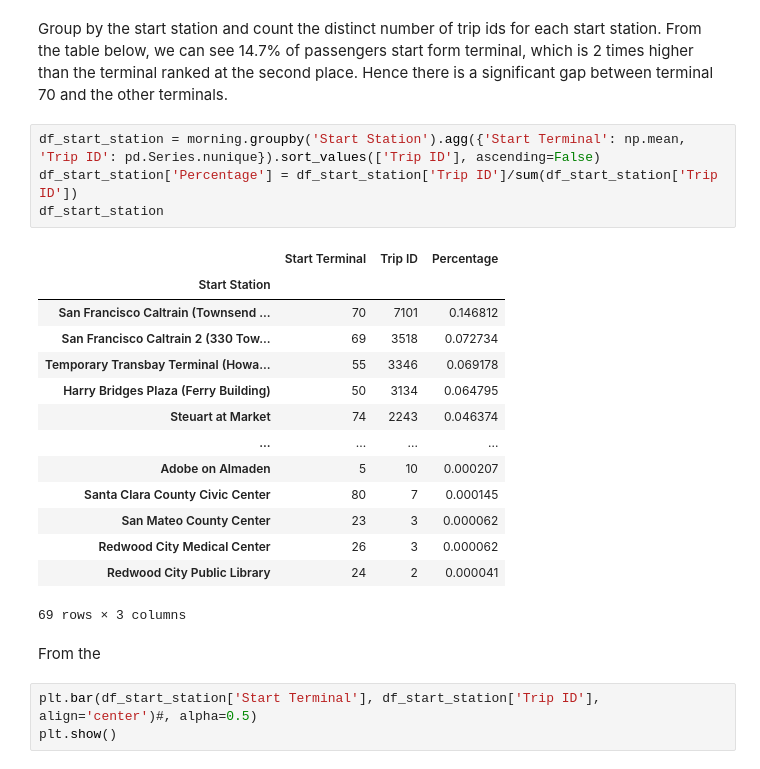
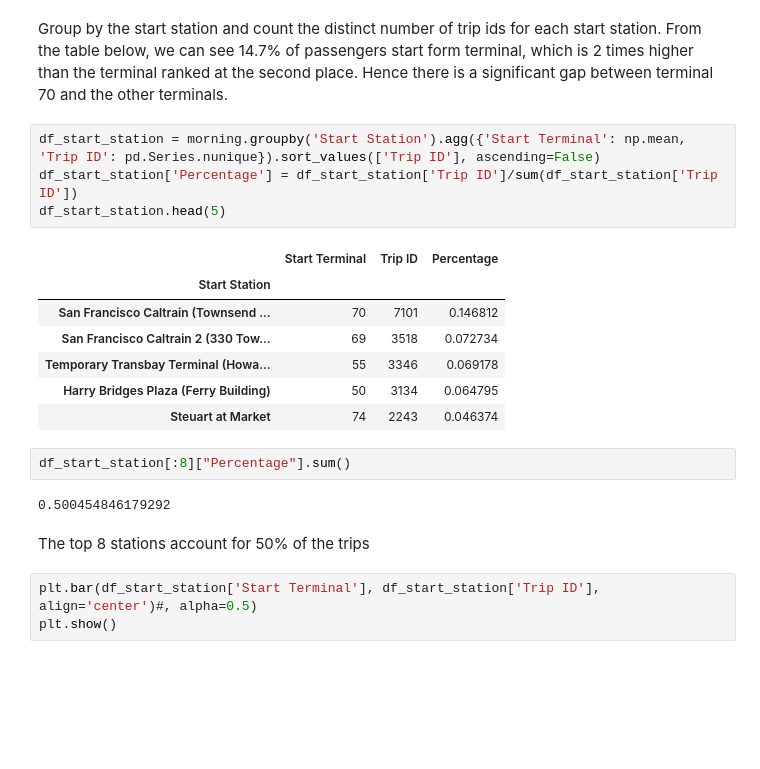
Before and after one commit to YingxuH/DataAnalyticsTasks, a Jupyter notebook: Grab/analysis.ipynb, the cells around one changed output. Drawn from its saved outputs; the diff is of its cells as text; blank space fills up the shorter version.

```diff
--- a/Grab/analysis.ipynb
+++ b/Grab/analysis.ipynb
@@ -130,24 +112,21 @@ From the table below, we can see 14.7% of passengers start form terminal, which
 # %%
 df_start_station = morning.groupby('Start Station').agg({'Start Terminal': np.mean, 'Trip ID': pd.Series.nunique}).sort_values(['Trip ID'], ascending=False)
 df_start_station['Percentage'] = df_start_station['Trip ID']/sum(df_start_station['Trip ID'])
-df_start_station
+df_start_station.head(5)
 # %% [output]
 |  | Start Terminal | Trip ID | Percentage |
 | Start Station |  |  |  |
 | San Francisco Caltrain (Townsend ... | 70 | 7101 | 0.146812 |
 | San Francisco Caltrain 2 (330 Tow... | 69 | 3518 | 0.072734 |
 | Temporary Transbay Terminal (Howa... | 55 | 3346 | 0.069178 |
 | Harry Bridges Plaza (Ferry Building) | 50 | 3134 | 0.064795 |
 | Steuart at Market | 74 | 2243 | 0.046374 |
-| ... | ... | ... | ... |
-| Adobe on Almaden | 5 | 10 | 0.000207 |
-| Santa Clara County Civic Center | 80 | 7 | 0.000145 |
-| San Mateo County Center | 23 | 3 | 0.000062 |
-| Redwood City Medical Center | 26 | 3 | 0.000062 |
-| Redwood City Public Library | 24 | 2 | 0.000041 |
-69 rows × 3 columns
-# %% [markdown]
-From the
+# %%
+df_start_station[:8]["Percentage"].sum()
+# %% [output]
+0.500454846179292
+# %% [markdown]
+The top 8 stations account for 50% of the trips
 # %%
 plt.bar(df_start_station['Start Terminal'], df_start_station['Trip ID'], align='center')#, alpha=0.5)
 plt.show()
```
Also changed, not shown: parts of 15 cells of this notebook.
